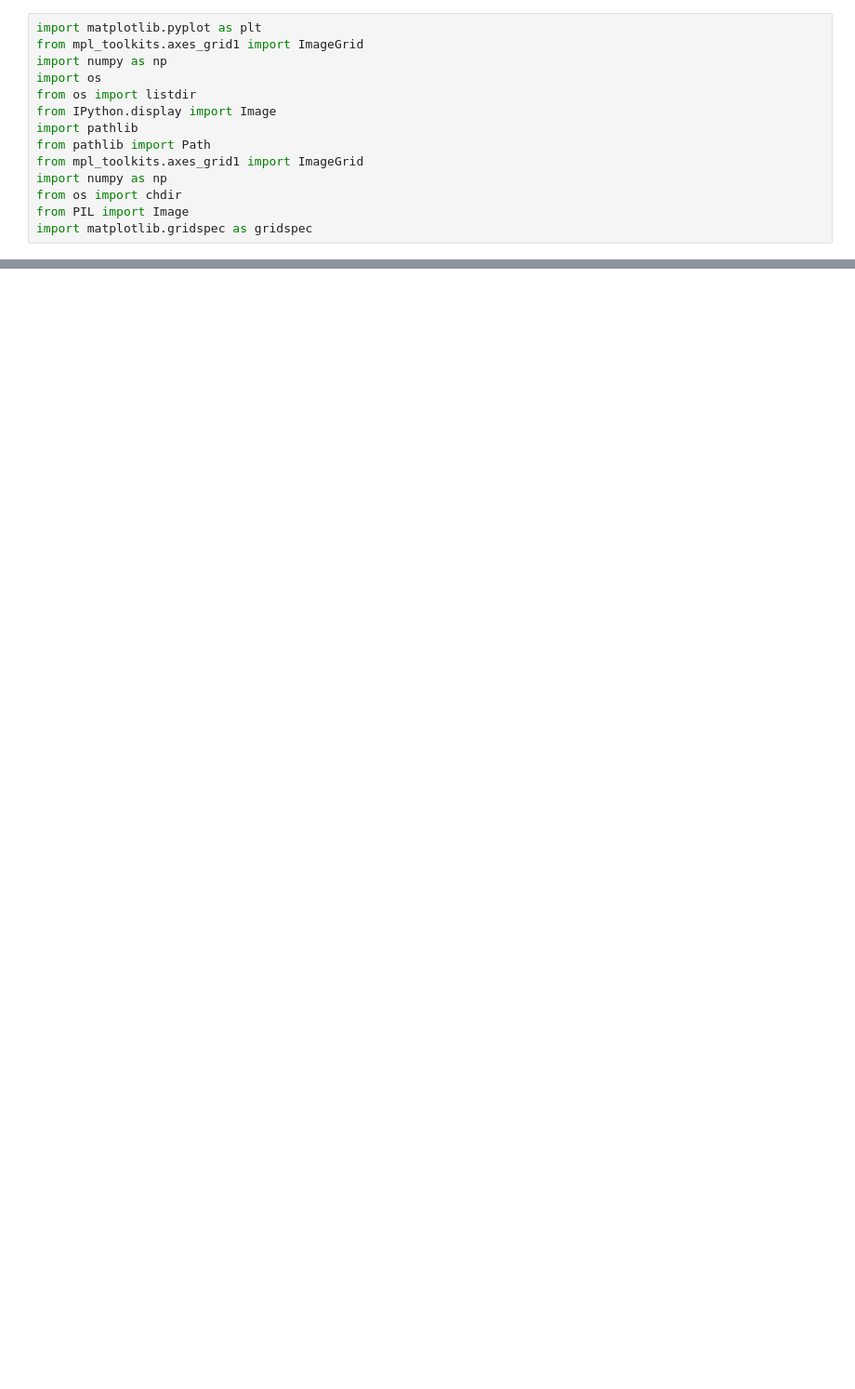
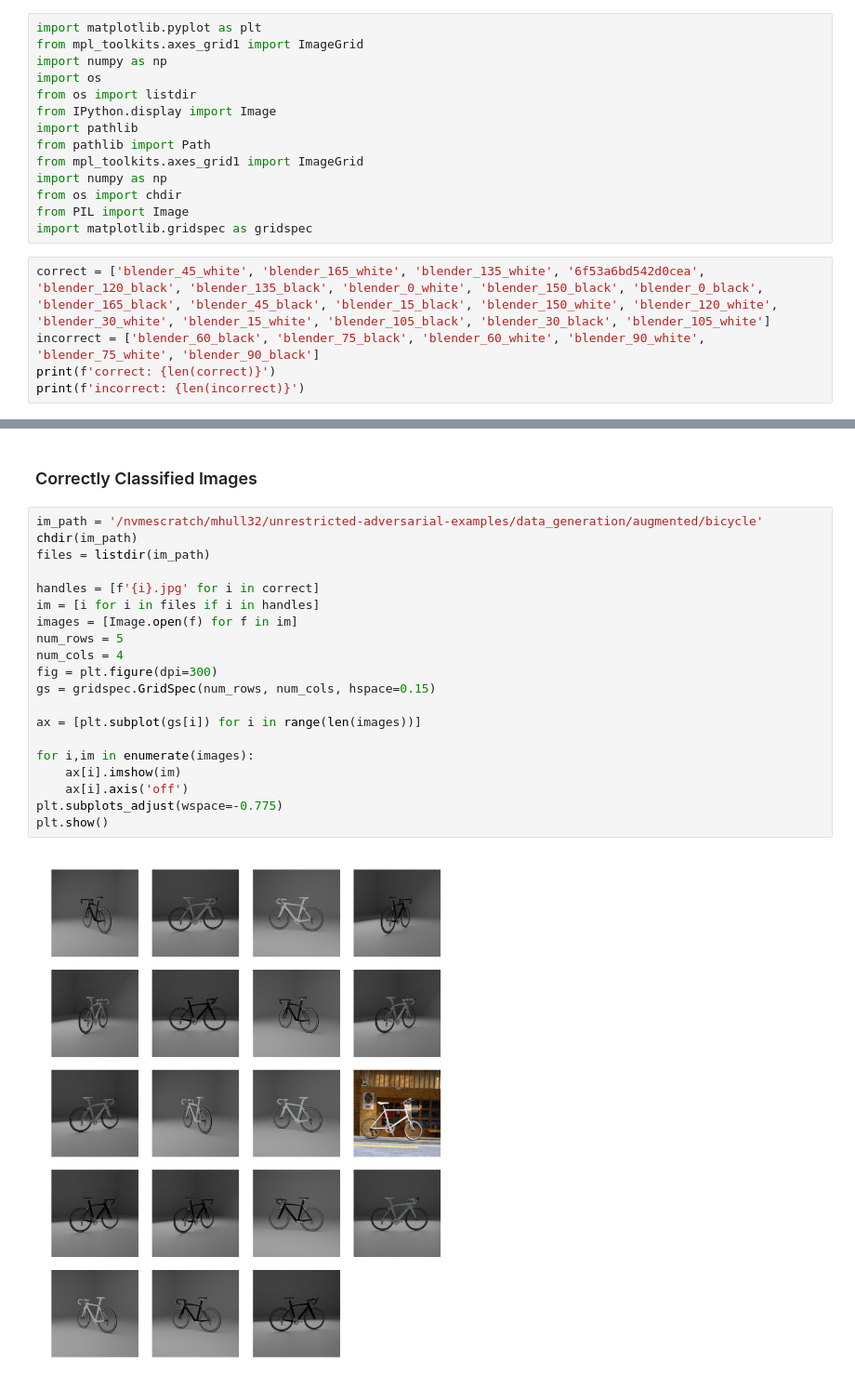
Before and after one commit to matthewdhull/augment_b.o.b, a Jupyter notebook: notebook/images.ipynb, the cells around one changed output, grey strips where cells are left out. Shown: that part at 93% size. Drawn from its saved outputs; the diff is of its cells as text; blank space fills up the shorter version.

Commit message:
show classified bike imgs

```diff
--- a/notebook/images.ipynb
+++ b/notebook/images.ipynb
@@ -12,3 +12,9 @@ import numpy as np
 from os import chdir
 from PIL import Image
 import matplotlib.gridspec as gridspec
+# %%
+correct = ['blender_45_white', 'blender_165_white', 'blender_135_white', '6f53a6bd542d0cea', 'blender_120_black', 'blender_135_black', 'blender_0_white', 'blender_150_black', 'blender_0_black', 'blender_165_black', 'blender_45_black', 'blender_15_black', 'blender_150_white', 'blender_120_white',
+'blender_30_white', 'blender_15_white', 'blender_105_black', 'blender_30_black', 'blender_105_white']
+incorrect = ['blender_60_black', 'blender_75_black', 'blender_60_white', 'blender_90_white', 'blender_75_white', 'blender_90_black']
+print(f'correct: {len(correct)}')
+print(f'incorrect: {len(incorrect)}')
@@ -14,0 +24,24 @@ import matplotlib.gridspec as gridspec
+# %% [markdown]
+### Correctly Classified Images
+# %%
+im_path = '/nvmescratch/mhull32/unrestricted-adversarial-examples/data_generation/augmented/bicycle'
+chdir(im_path)
+files = listdir(im_path)
+
+handles = [f'{i}.jpg' for i in correct]
+im = [i for i in files if i in handles]
+images = [Image.open(f) for f in im]
+num_rows = 5
+num_cols = 4
+fig = plt.figure(dpi=300)
+gs = gridspec.GridSpec(num_rows, num_cols, hspace=0.15)
+
+ax = [plt.subplot(gs[i]) for i in range(len(images))]
+
+for i,im in enumerate(images):
+    ax[i].imshow(im)
+    ax[i].axis('off')
+plt.subplots_adjust(wspace=-0.775)
+plt.show()
+# %% [output]
+[figure, added]
```
Also changed, not shown: parts of 5 cells of this notebook, 48 other files.
